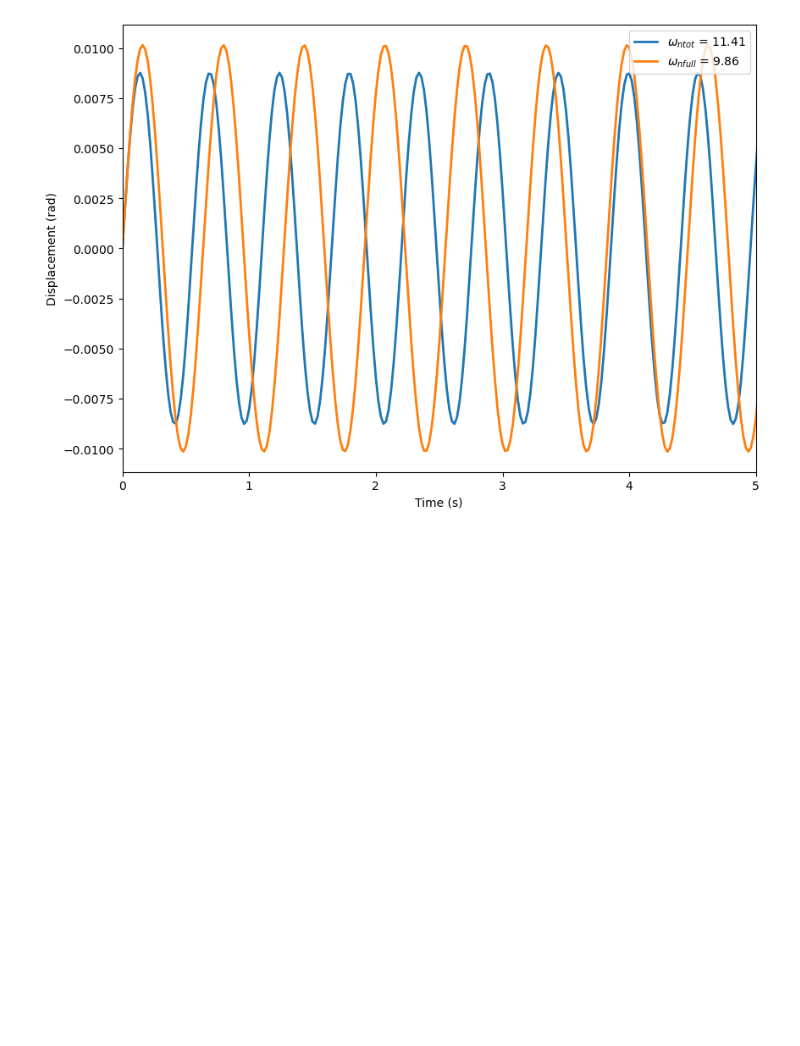
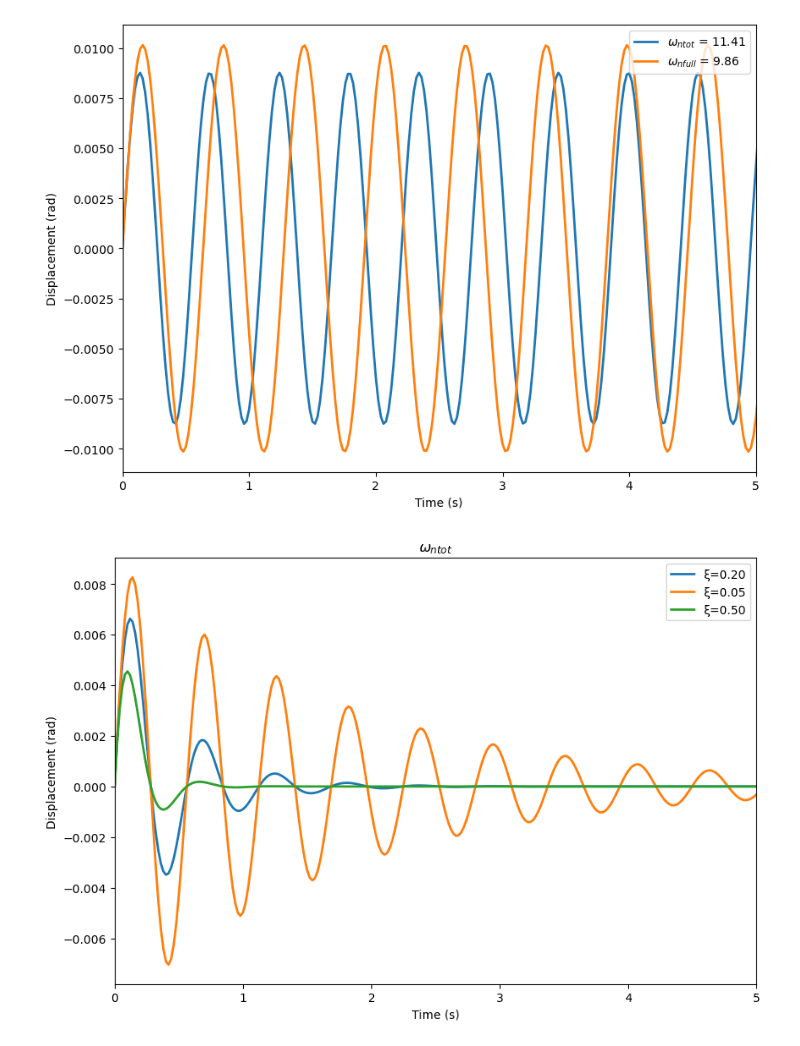
Before and after one commit to emiliomg0712/PIA_aeroelasticidad, a Jupyter notebook: PIA_aeroelasticidad.ipynb, the cells around one changed output. Drawn from its saved outputs; the diff is of its cells as text; code cells hidden in the pictures; blank space fills up the shorter version.

```diff
--- a/PIA_aeroelasticidad.ipynb
+++ b/PIA_aeroelasticidad.ipynb
@@ -108,3 +108,102 @@ plt.tight_layout(pad = 0.5)
 fig.set_size_inches(9, 6) # Resize the figure for better display in the notebook
 # %% [output]
 [figure]
+# %%
+#wntot
+#Case 1 Medium
+z = 0.2                                 # Viscous damping ratio
+wd = omega_ntot*np.sqrt(1 - z**2)       # Damped natural frequency (rad/s)o
+#Case 2 low
+z2 = 0.05                               # Viscous damping ratio
+wd2 = omega_ntot*np.sqrt(1 - z**2)      # Damped natural frequency (rad/s)o
+#Case 3 High
+z3 = 0.5                                # Viscous damping ratio
+wd3 = omega_ntot*np.sqrt(1 - z**2)      # Damped natural frequency (rad/s)o
+
+# Damped medium response equation
+c_tot_z = sqrt(((x0[1]+z*omega_ntot*x0[0])*2 + (x0[0]*wd)**2) /wd*2)
+phase_tot_z = atan((x0[0]*wd)/x0[1]*z*omega_ntot*x0[0])
+x_t_tot_z = np.exp(-z*omega_ntot*t)*(x0[0]*np.cos(wd*t) + (z*omega_ntot*x0[0] + x0[1])/wd * np.sin(wd*t))
+
+# Damped low response equation
+c_tot_z2 = sqrt(((x0[1]+z2*omega_ntot*x0[0])*2 + (x0[0]*wd2)**2) /wd2*2)
+phase_tot_z2 = atan((x0[0]*wd2)/x0[1]*z2*omega_ntot*x0[0])
+x_t_tot_z2 = np.exp(-z2*omega_ntot*t)*(x0[0]*np.cos(wd2*t) + (z2*omega_ntot*x0[0] + x0[1])/wd2 * np.sin(wd2*t))
+
+# Damped high response equation
+c_tot_z3 = sqrt(((x0[1]+z3*omega_ntot*x0[0])*2 + (x0[0]*wd3)**2) /wd3*2)
+phase_tot_z3 = atan((x0[0]*wd3)/x0[1]*z3*omega_ntot*x0[0])
+x_t_tot_z3 = np.exp(-z3*omega_ntot*t)*(x0[0]*np.cos(wd3*t) + (z3*omega_ntot*x0[0] + x0[1])/wd3 * np.sin(wd3*t))
+
+#wnfull
+#Case 1 Medium
+wdf = omega_nfull*np.sqrt(1 - z**2)       # Damped natural frequency (rad/s)o
+#Case 2 low
+wdf2 = omega_nfull*np.sqrt(1 - z**2)      # Damped natural frequency (rad/s)o
+#Case 3 High
+wdf3 = omega_nfull*np.sqrt(1 - z**2)      # Damped natural frequency (rad/s)o
+
+# Damped medium response equation
+C_full_z = sqrt(((x0[1]+z*omega_nfull*x0[0])*2 + (x0[0]*wdf)**2) /wdf*2)
+phase_full_z = atan((x0[0]*wdf)/x0[1]*z*omega_nfull*x0[0])
+x_t_full_z = np.exp(-z*omega_nfull*t)*(x0[0]*np.cos(wdf*t) + (z*omega_nfull*x0[0] + x0[1])/wdf * np.sin(wdf*t))
+
+# Damped low response equation
+C_full_z2 = sqrt(((x0[1]+z2*omega_nfull*x0[0])*2 + (x0[0]*wdf2)**2) /wdf2*2)
+phase_full_z2 = atan((x0[0]*wdf2)/x0[1]*z2*omega_nfull*x0[0])
+x_t_full_z2 = np.exp(-z2*omega_nfull*t)*(x0[0]*np.cos(wdf2*t) + (z2*omega_nfull*x0[0] + x0[1])/wdf2 * np.sin(wdf2*t))
+
+# Damped high response equation
+C_full_z3 = sqrt(((x0[1]+z3*omega_nfull*x0[0])*2 + (x0[0]*wdf3)**2) /wdf3*2)
+phase_full_z3 = atan((x0[0]*wdf3)/x0[1]*z3*omega_nfull*x0[0])
+x_t_full_z3 = np.exp(-z3*omega_nfull*t)*(x0[0]*np.cos(wdf3*t) + (z3*omega_nfull*x0[0] + x0[1])/wdf3 * np.sin(wdf3*t))
+
+
+#Plot information wntot
+fig = plt.figure()
+ax = fig.add_subplot(111)
+plt.plot(t, x_t_tot_z, linewidth = 2, label = r'ξ=%.2f'%(z))
+plt.plot(t, x_t_tot_z2, linewidth = 2, label = r'ξ=%.2f'%(z2))
+plt.plot(t, x_t_tot_z3, linewidth = 2, label = r'ξ=%.2f'%(z3))
+ax.set_xlabel('Time (s)')
+ax.set_ylabel('Displacement (rad)')
+plt.title('$\omega_{ntot}$')
+plt.xlim(0,5)
+
+
+# legend
+plt.legend(loc='upper right', ncol = 1, fancybox=True)
+# Adjust the page layout filling the page using the new tight_layout command
+plt.tight_layout(pad = 0.5)
+
+# save the figure as a high-res pdf in the current folder
+# It's saved at the original 6x4 size
+# plt.savefig('Damped_free_vibration.pdf')
+
+fig.set_size_inches(9, 6) # Resize the figure for better display in the notebook
+
+
+#Plot information wnfull
+fig = plt.figure()
+ax = fig.add_subplot(111)
+plt.plot(t, x_t_full_z, linewidth = 2, label = r'ξ=%.2f'%(z))
+plt.plot(t, x_t_full_z2, linewidth = 2, label = r'ξ=%.2f'%(z2))
+plt.plot(t, x_t_full_z3, linewidth = 2, label = r'ξ=%.2f'%(z3))
+ax.set_xlabel('Time (s)')
+ax.set_ylabel('Displacement (rad)')
+plt.title('$\omega_{nfull}$')
+plt.xlim(0,5)
+
+
+# legend
+plt.legend(loc='upper right', ncol = 1, fancybox=True)
+# Adjust the page layout filling the page using the new tight_layout command
+plt.tight_layout(pad = 0.5)
+
+# save the figure as a high-res pdf in the current folder
+# It's saved at the original 6x4 size
+# plt.savefig('Damped_free_vibration.pdf')
+
+fig.set_size_inches(9, 6) # Resize the figure for better display in the notebook
+# %% [output]
+[figure, added]
```
Also changed, not shown: parts of 1 cell of this notebook.
